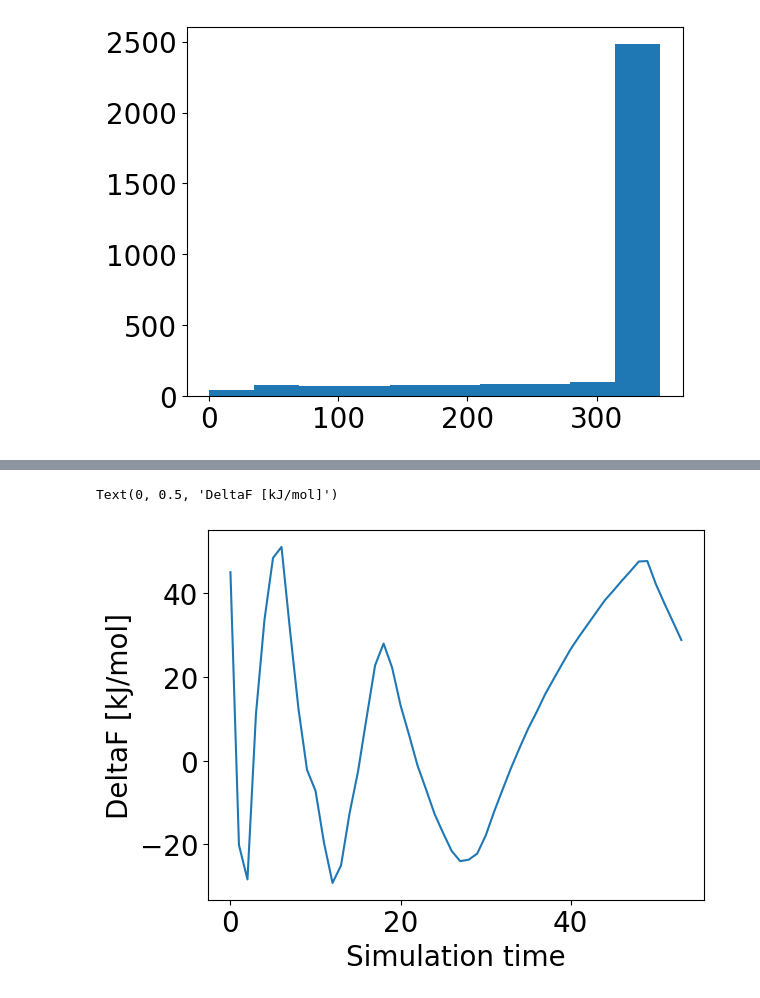
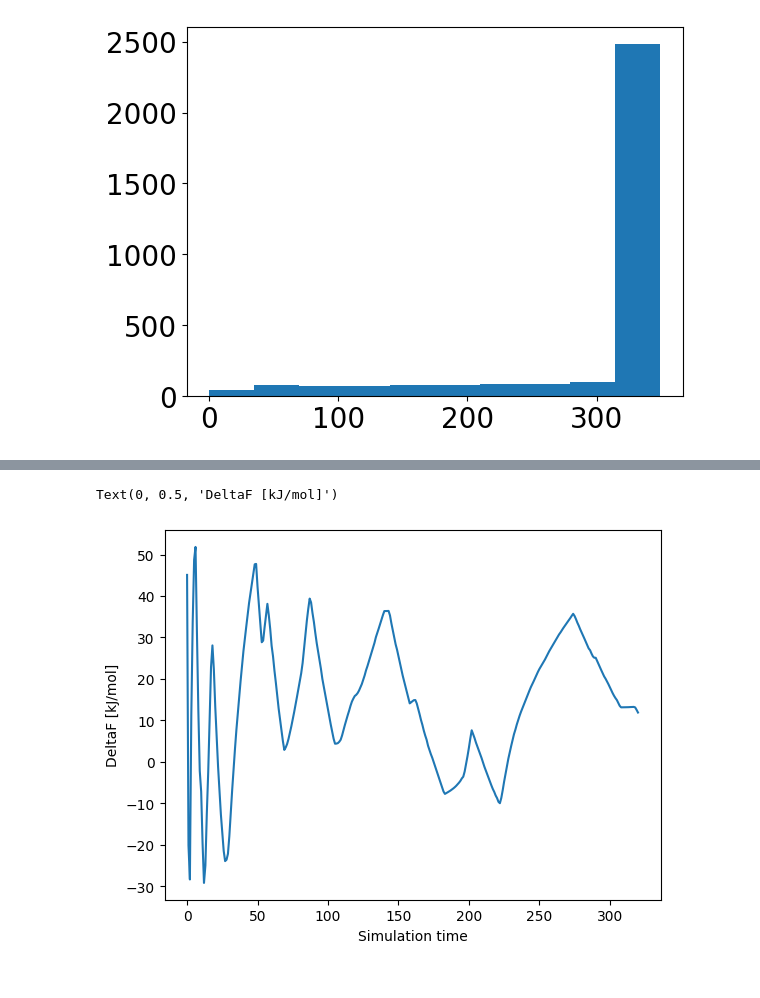
Before and after one commit to yaminbens/Proj23, a Jupyter notebook: Entropy-Enthalpy.ipynb, the cells around one changed output, grey strips where cells are left out. Drawn from its saved outputs; the diff is of its cells as text; code cells hidden in the pictures.

```diff
--- a/Entropy-Enthalpy.ipynb
+++ b/Entropy-Enthalpy.ipynb
@@ -186,30 +198,30 @@ im1 = plt.imshow(fes2D2, interpolation='nearest',
 # %%
 import math
 
 # calculate free-energy difference
 DeltaF=[]; kbt=2.494339
 # cycle on free-energy profiles
-for i in range(0,54):
+for i in range(0,321):
  # import fes file into pandas dataset
  data=plumed.read_as_pandas("../../Vashti/metadNa350/fes/fes_"+str(i)+".dat")
  # find minimum value of fes
  minf = min(data["file.free"])
  # plot fes
  F0=0.0; F1=0.0
  for j in range(0, len(data["s2"])):
      s2 = data["s2"][j]
      # calculate probability
      p = math.exp((-data["file.free"][j]+minf)/kbt)
      # integrate in the two basins
      if(-3<=s2<=-2):   F0 += p
-     if(-6<=s2<=-3.5): F1 += p
+     if(-7<=s2<=-3.5): F1 += p
  # calculate free energy difference and add to list
  DeltaF.append(-kbt*math.log(F0/F1))
 # plot
 plt.plot(DeltaF)
 # labels
 plt.xlabel("Simulation time")
 plt.ylabel("DeltaF [kJ/mol]")
 # %% [output]
 Text(0, 0.5, 'DeltaF [kJ/mol]')
-[figure, old version]
+[figure, new version]
```
Also changed, not shown: parts of 6 cells of this notebook.
